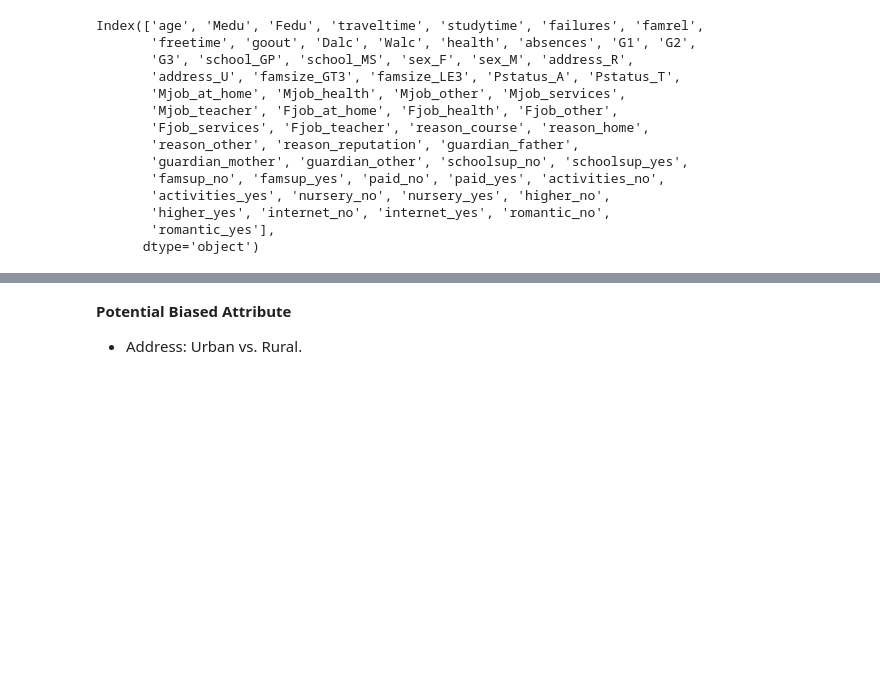
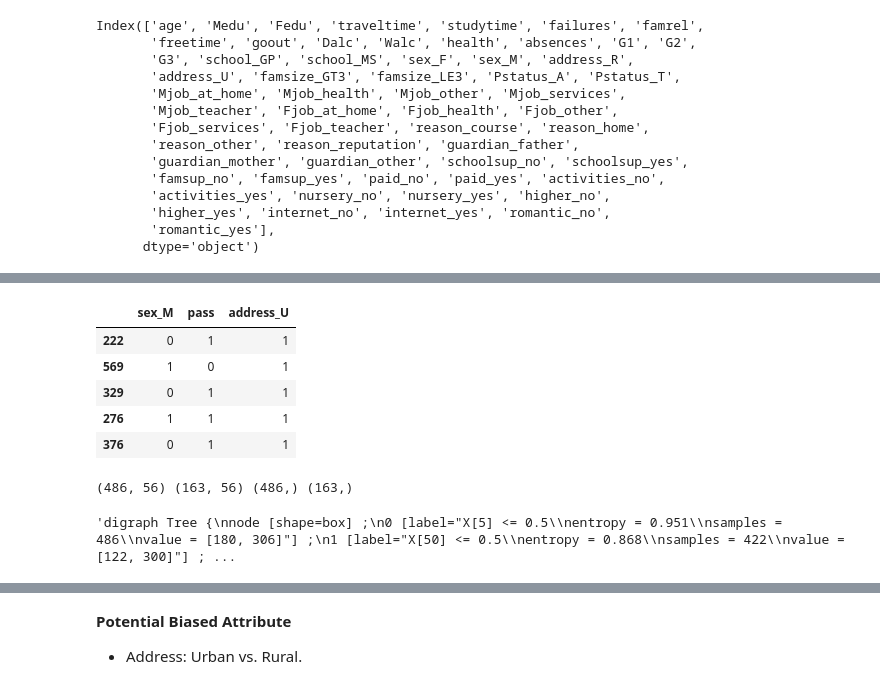
Before and after one commit to WesDeng/Recidivism_Exp, a Jupyter notebook: EDA_School.ipynb, the cells around one changed output, grey strips where cells are left out. Drawn from its saved outputs; the diff is of its cells as text; code cells hidden in the pictures; blank space fills up the shorter version.

Commit message:
tree

```diff
--- a/EDA_School.ipynb
+++ b/EDA_School.ipynb
@@ -120,0 +156,9 @@ from sklearn.model_selection import train_test_split
+# %%
+df_por_encoding[['sex_M', 'pass','address_U']].sample(5)
+# %% [output]
+|  | sex_M | pass | address_U |
+| 222 | 0 | 1 | 1 |
+| 569 | 1 | 0 | 1 |
+| 329 | 0 | 1 | 1 |
+| 276 | 1 | 1 | 1 |
+| 376 | 0 | 1 | 1 |
@@ -120,0 +172,4 @@ from sklearn.model_selection import train_test_split
+# %%
+print(X_train.shape, X_test.shape, y_train.shape, y_test.shape)
+# %% [output]
+(486, 56) (163, 56) (486,) (163,)
@@ -120,0 +180,4 @@ from sklearn.model_selection import train_test_split
+# %%
+tree.export_graphviz(t_single, )
+# %% [output]
+'digraph Tree {\nnode [shape=box] ;\n0 [label="X[5] <= 0.5\\nentropy = 0.951\\nsamples = 486\\nvalue = [180, 306]"] ;\n1 [label="X[50] <= 0.5\\nentropy = 0.868\\nsamples = 422\\nvalue = [122, 300]"] ; ...
```
Also changed, not shown: parts of 14 cells of this notebook, 1 other file.
